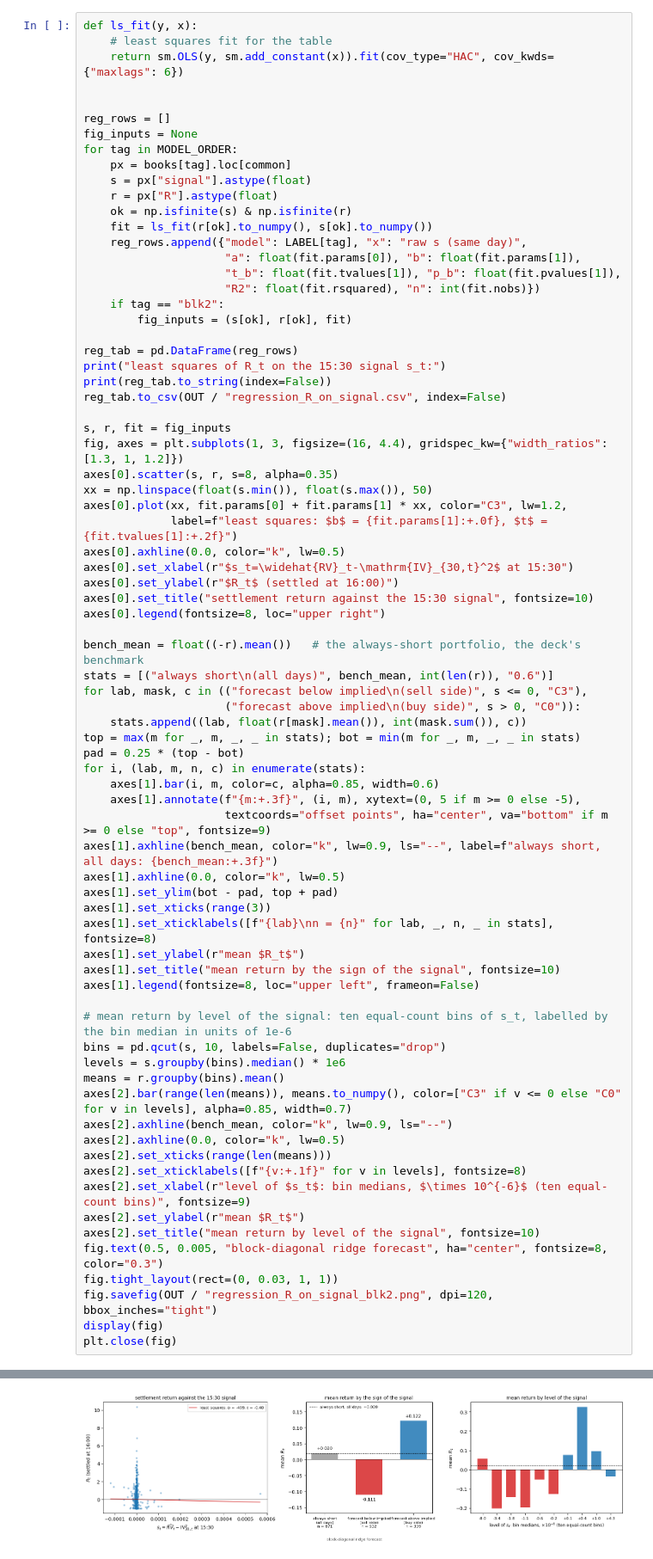
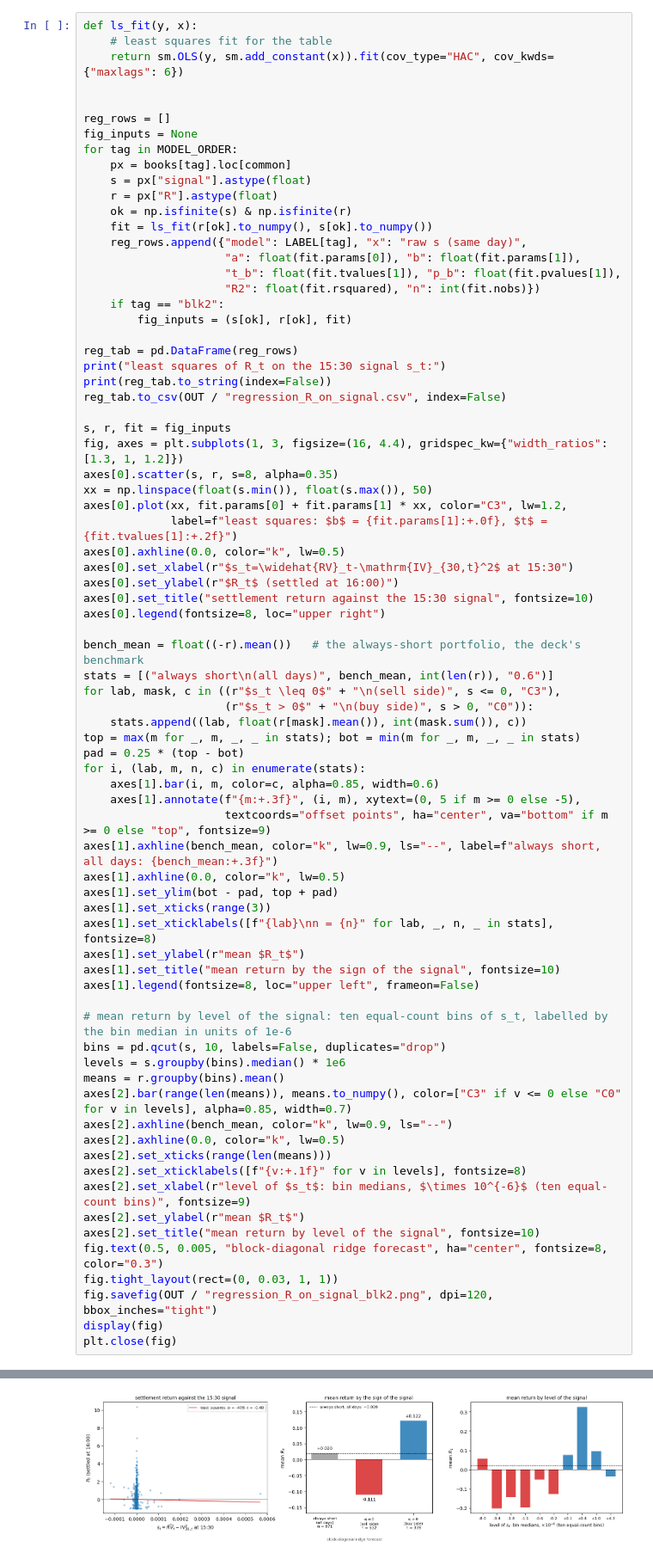
Before and after one commit to jamesdchen/harxhar-clean, a Jupyter notebook: notebooks/atm_straddle_rv_iv.ipynb, the cells around one changed output, grey strips where cells are left out. Shown at 86% size. Drawn from its saved outputs; the diff is of its cells as text.

```diff
--- a/notebooks/atm_straddle_rv_iv.ipynb
+++ b/notebooks/atm_straddle_rv_iv.ipynb
@@ -846,8 +846,8 @@ axes[0].legend(fontsize=8, loc="upper right")
 
 bench_mean = float((-r).mean())   # the always-short portfolio, the deck's benchmark
 stats = [("always short\n(all days)", bench_mean, int(len(r)), "0.6")]
-for lab, mask, c in (("forecast below implied\n(sell side)", s <= 0, "C3"),
-                     ("forecast above implied\n(buy side)", s > 0, "C0")):
+for lab, mask, c in ((r"$s_t \leq 0$" + "\n(sell side)", s <= 0, "C3"),
+                     (r"$s_t > 0$" + "\n(buy side)", s > 0, "C0")):
     stats.append((lab, float(r[mask].mean()), int(mask.sum()), c))
 top = max(m for _, m, _, _ in stats); bot = min(m for _, m, _, _ in stats)
 pad = 0.25 * (top - bot)
@@ -864,34 +864,34 @@ axes[1].set_ylabel(r"mean $R_t$")
 axes[1].set_title("mean return by the sign of the signal", fontsize=10)
 axes[1].legend(fontsize=8, loc="upper left", frameon=False)
 
 # mean return by level of the signal: ten equal-count bins of s_t, labelled by the bin median in units of 1e-6
 bins = pd.qcut(s, 10, labels=False, duplicates="drop")
 levels = s.groupby(bins).median() * 1e6
 means = r.groupby(bins).mean()
 axes[2].bar(range(len(means)), means.to_numpy(), color=["C3" if v <= 0 else "C0" for v in levels], alpha=0.85, width=0.7)
 axes[2].axhline(bench_mean, color="k", lw=0.9, ls="--")
 axes[2].axhline(0.0, color="k", lw=0.5)
 axes[2].set_xticks(range(len(means)))
 axes[2].set_xticklabels([f"{v:+.1f}" for v in levels], fontsize=8)
 axes[2].set_xlabel(r"level of $s_t$: bin medians, $\times 10^{-6}$ (ten equal-count bins)", fontsize=9)
 axes[2].set_ylabel(r"mean $R_t$")
 axes[2].set_title("mean return by level of the signal", fontsize=10)
 fig.text(0.5, 0.005, "block-diagonal ridge forecast", ha="center", fontsize=8, color="0.3")
 fig.tight_layout(rect=(0, 0.03, 1, 1))
 fig.savefig(OUT / "regression_R_on_signal_blk2.png", dpi=120, bbox_inches="tight")
 display(fig)
 plt.close(fig)
 # %% [output]
 least squares of R_t on the 15:30 signal s_t:
                         model                x         a            b       t_b       p_b        R2   n
 baseline (HAR + calendar OLS) raw s (same day) -0.019526   655.514259  0.266819  0.789608  0.000038 871
              block-diag ridge raw s (same day) -0.020010  -498.612317 -0.484475  0.628049  0.000108 871
                      LightGBM raw s (same day) -0.020560  1019.285997  3.311186  0.000929  0.000529 871
                       XGBoost raw s (same day) -0.020855  1313.158614  3.592561  0.000327  0.000775 871
        lasso (causally tuned) raw s (same day) -0.020129    39.477941  0.049875  0.960222  0.000001 871
            lasso (fixed 1e-4) raw s (same day) -0.020007  -547.293281 -0.523720  0.600473  0.000131 871
  elastic net (causally tuned) raw s (same day) -0.020117   129.291131  0.194685  0.845640  0.000009 871
-[figure, old version]
+[figure, new version]
 # %% [markdown]
 ## 12. Profit and loss, without compounding
 
```
Also changed, not shown: 2 other files.
